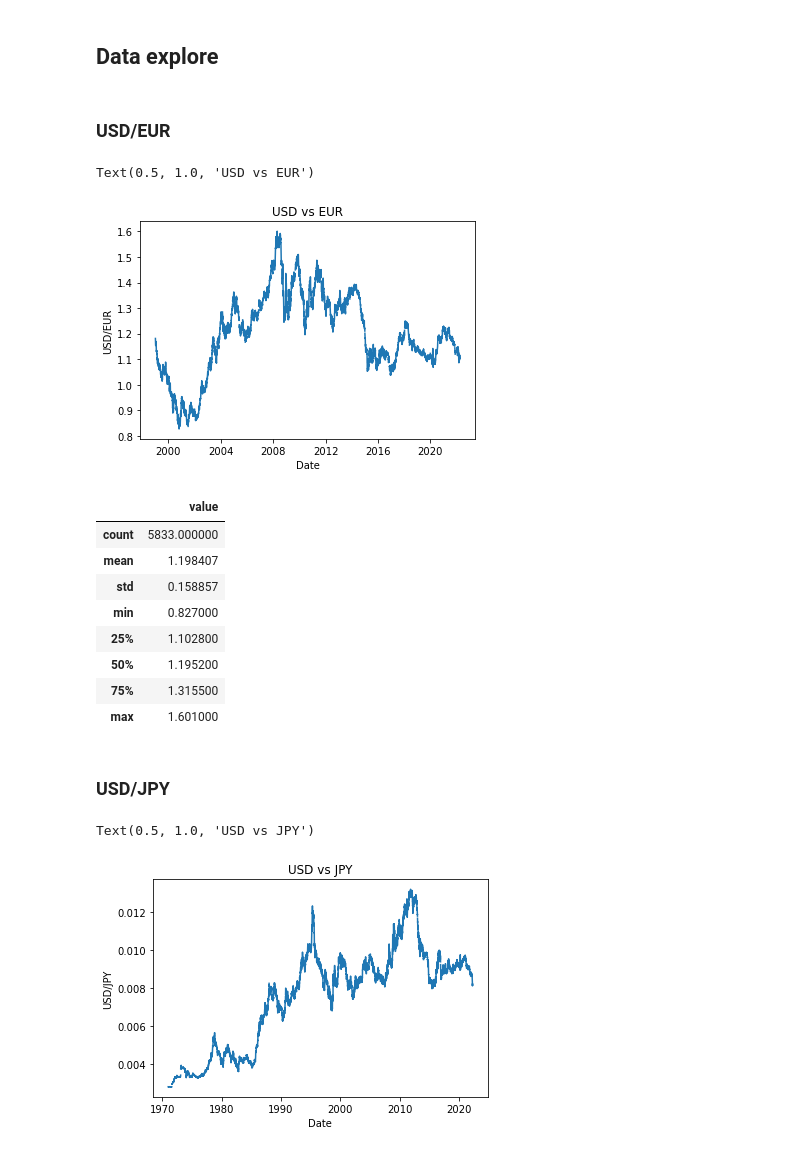
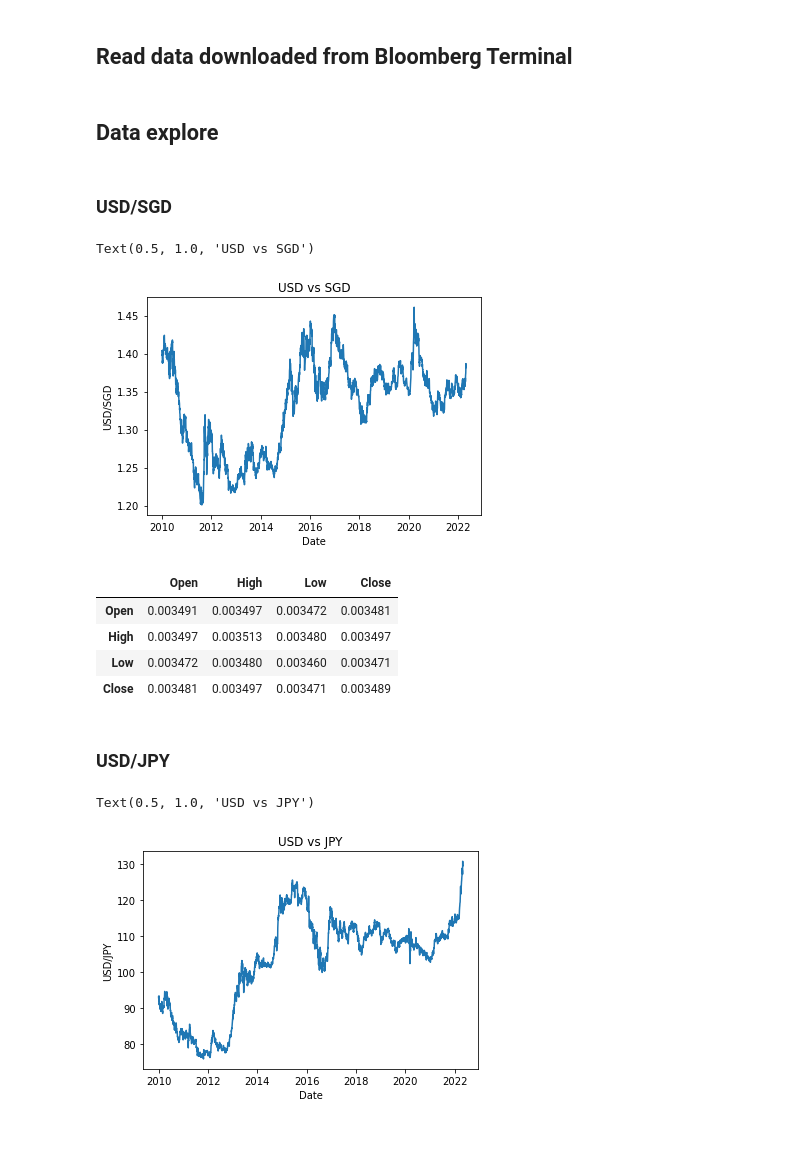
Before and after one commit to veryveryspooky/foreign_exchange_prediction, a Jupyter notebook: main.ipynb, the cells around one changed output. Drawn from its saved outputs; the diff is of its cells as text; code cells hidden in the pictures.

```diff
--- a/main.ipynb
+++ b/main.ipynb
@@ -17,35 +7,38 @@ usd_gbp = pd.DataFrame(fred.get_series('DEXUSUK')).reset_index().rename(columns=
+# %% [markdown]
+## Read data downloaded from Bloomberg Terminal
+# %%
+usd_jpy = pd.read_excel('ExchangeRates.xlsx', sheet_name='usd-jpy')
+usd_gbp = pd.read_excel('ExchangeRates.xlsx', sheet_name='usd-gbp')
+usd_sgd = pd.read_excel('ExchangeRates.xlsx', sheet_name='usd-sgd')
+usd_cad = pd.read_excel('ExchangeRates.xlsx', sheet_name='usd-cad')
 # %% [markdown]
 ## Data explore
 # %% [markdown]
-### USD/EUR
+### USD/SGD
 # %%
-plt.plot(usd_eur['Date'], usd_eur['value'])
+plt.plot(usd_sgd['Date'], usd_sgd['Close'])
 plt.xlabel('Date')
-plt.ylabel('USD/EUR')
-plt.title('USD vs EUR')
+plt.ylabel('USD/SGD')
+plt.title('USD vs SGD')
 # %% [output]
-Text(0.5, 1.0, 'USD vs EUR')
+Text(0.5, 1.0, 'USD vs SGD')
-[figure, old version]
+[figure, new version]
-# %%
-usd_eur.describe()
-# %% [output]
-|  | value |
-| count | 5833.000000 |
-| mean | 1.198407 |
-| std | 0.158857 |
-| min | 0.827000 |
-| 25% | 1.102800 |
-| 50% | 1.195200 |
-| 75% | 1.315500 |
-| max | 1.601000 |
+# %%
+usd_sgd.cov()
+# %% [output]
+|  | Open | High | Low | Close |
+| Open | 0.003491 | 0.003497 | 0.003472 | 0.003481 |
+| High | 0.003497 | 0.003513 | 0.003480 | 0.003497 |
+| Low | 0.003472 | 0.003480 | 0.003460 | 0.003471 |
+| Close | 0.003481 | 0.003497 | 0.003471 | 0.003489 |
 # %% [markdown]
 ### USD/JPY
 # %%
-plt.plot(usd_jpy['Date'], usd_jpy['value'])
+plt.plot(usd_jpy['Date'], usd_jpy['Close'])
 plt.xlabel('Date')
 plt.ylabel('USD/JPY')
 plt.title('USD vs JPY')
 # %% [output]
 Text(0.5, 1.0, 'USD vs JPY')
-[figure, old version]
+[figure, new version]
 # %%
```
Also changed, not shown: parts of 11 cells of this notebook, 6 other files.
